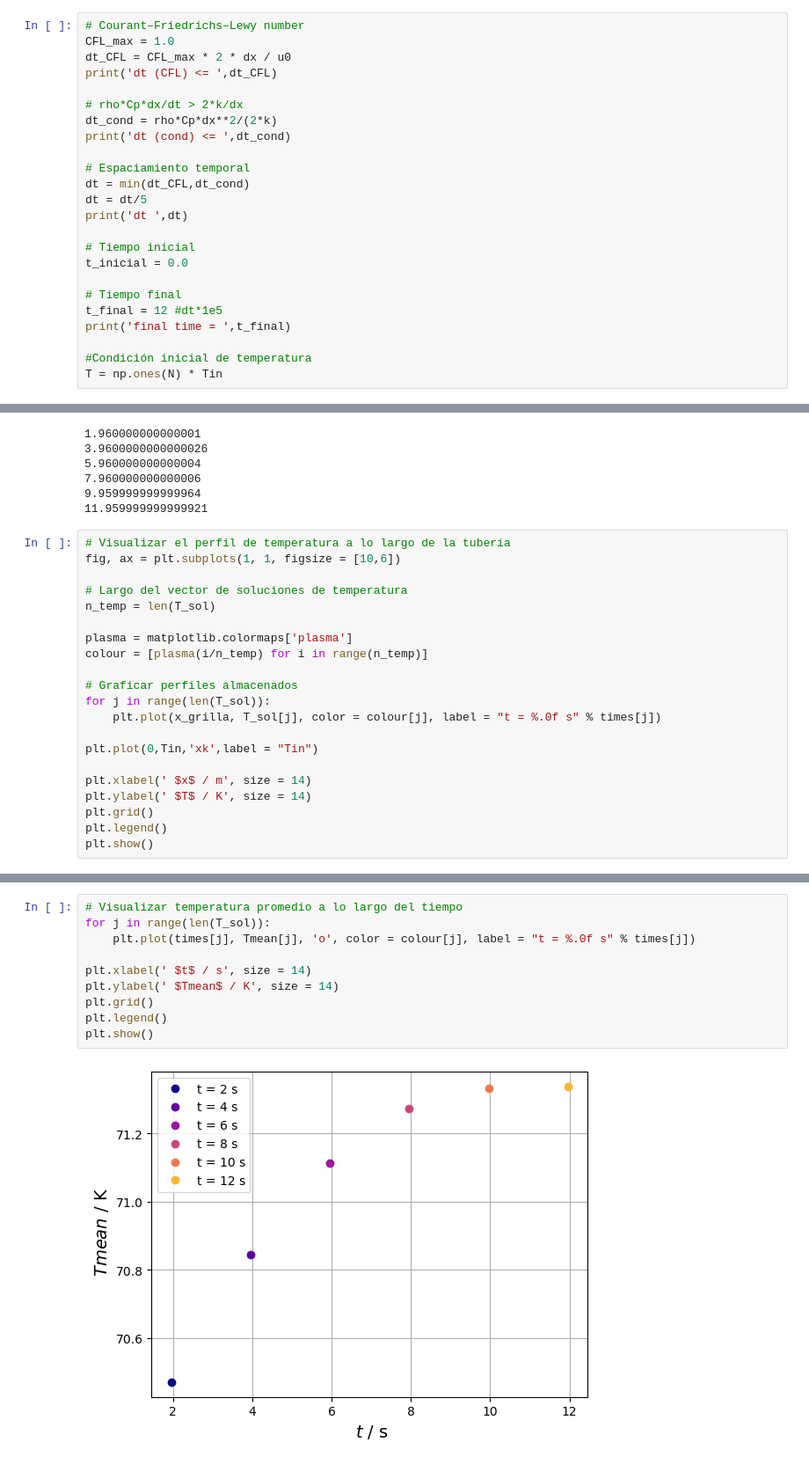
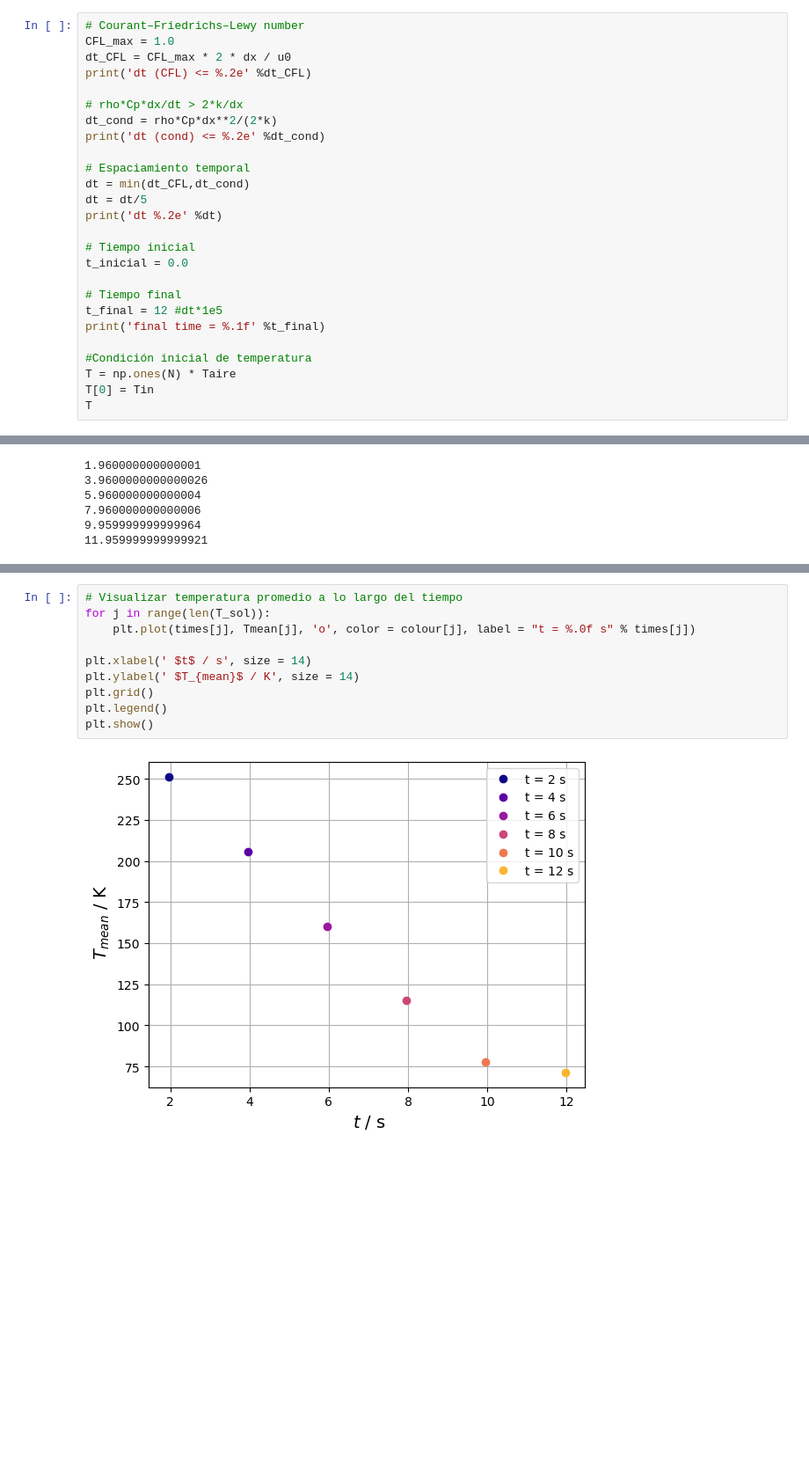
Before and after one commit to openfoam-ICL-UC/openfoam_intro_ES, a Jupyter notebook: notebooks/tuberia_conveccion_1D_FVM_Upwind.ipynb, the cells around one changed output, grey strips where cells are left out. Shown: that part at 88% size. Saved outputs shown, nothing was run; the diff lists cells and outputs as text; blank space fills up the shorter version.

```diff
--- a/notebooks/tuberia_conveccion_1D_FVM_Upwind.ipynb
+++ b/notebooks/tuberia_conveccion_1D_FVM_Upwind.ipynb
@@ -127,24 +132,26 @@ Cell Peclet numer =  10556.601183437502
 # Courant–Friedrichs–Lewy number
 CFL_max = 1.0
 dt_CFL = CFL_max * 2 * dx / u0
-print('dt (CFL) <= ',dt_CFL)
+print('dt (CFL) <= %.2e' %dt_CFL)
 
 # rho*Cp*dx/dt > 2*k/dx
 dt_cond = rho*Cp*dx**2/(2*k)
-print('dt (cond) <= ',dt_cond)
+print('dt (cond) <= %.2e' %dt_cond)
 
 # Espaciamiento temporal
 dt = min(dt_CFL,dt_cond)
 dt = dt/5
-print('dt ',dt)
+print('dt %.2e' %dt)
 
 # Tiempo inicial
 t_inicial = 0.0
 
 # Tiempo final
 t_final = 12 #dt*1e5
-print('final time = ',t_final)
+print('final time = %.1f' %t_final)
 
 #Condición inicial de temperatura
-T = np.ones(N) * Tin
+T = np.ones(N) * Taire
+T[0] = Tin
+T
 # %% [output]
@@ -374,24 +394,3 @@ while t < t_final:
 7.960000000000006
 9.959999999999964
 11.959999999999921
-# %%
-# Visualizar el perfil de temperatura a lo largo de la tubería
-fig, ax = plt.subplots(1, 1, figsize = [10,6])
-
-# Largo del vector de soluciones de temperatura
-n_temp = len(T_sol)
-
-plasma = matplotlib.colormaps['plasma']
-colour = [plasma(i/n_temp) for i in range(n_temp)]
-
-# Graficar perfiles almacenados
-for j in range(len(T_sol)):
-    plt.plot(x_grilla, T_sol[j], color = colour[j], label = "t = %.0f s" % times[j])
-
-plt.plot(0,Tin,'xk',label = "Tin")
-
-plt.xlabel(' $x$ / m', size = 14)
-plt.ylabel(' $T$ / K', size = 14)
-plt.grid()
-plt.legend()
-plt.show()
@@ -417,15 +427,15 @@ Temperatura promedio en la tuberia en tiempo final = 71.337 K
 # %%
 # Visualizar temperatura promedio a lo largo del tiempo
 for j in range(len(T_sol)):
     plt.plot(times[j], Tmean[j], 'o', color = colour[j], label = "t = %.0f s" % times[j])
 
 plt.xlabel(' $t$ / s', size = 14)
-plt.ylabel(' $Tmean$ / K', size = 14)
+plt.ylabel(' $T_{mean}$ / K', size = 14)
 plt.grid()
 plt.legend()
 plt.show()
 # %% [output]
-[figure, old version]
+[figure, new version]
 # %%
 # Calcular el flux de calor por convección natural transferido por el manto de la tuberia en cada punto a lo largo de la grilla
 Atub_CV = 2*np.pi*(di/2)*dx
```
Also changed, not shown: parts of 12 cells of this notebook.
